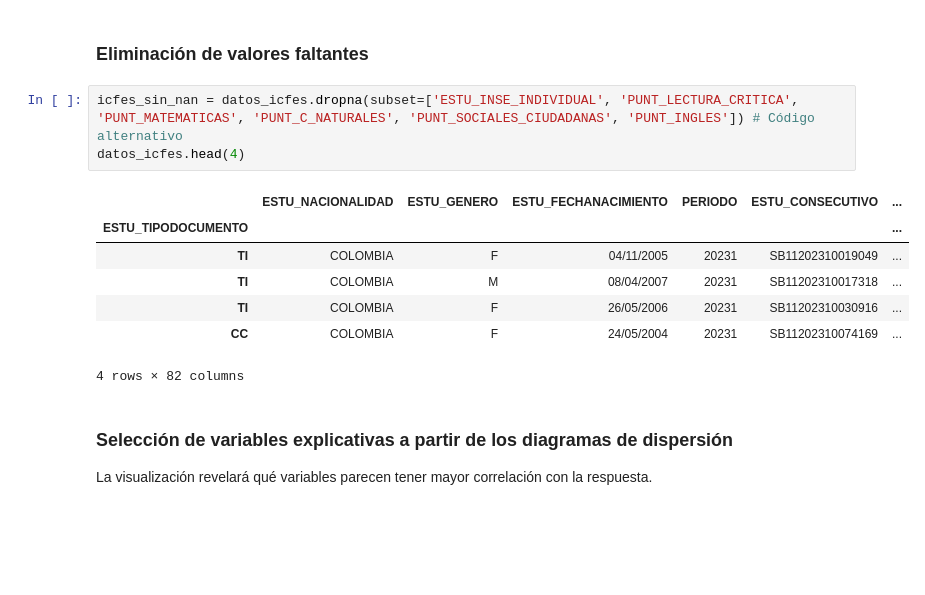
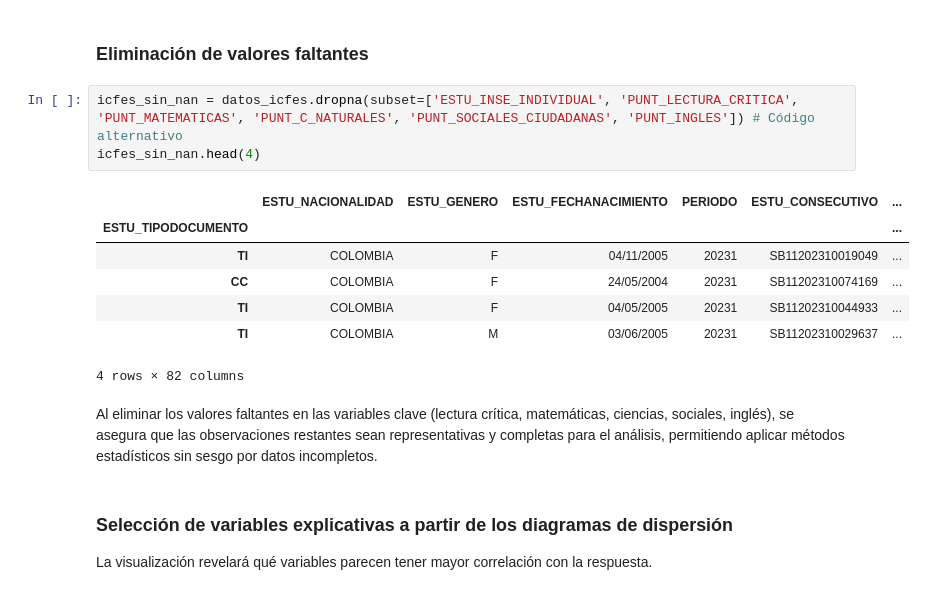
Before and after one commit to Daniedmath1405/Estad-stica-I-UIS, a Jupyter notebook: Parte_practica_parcial_1_estadistica2.ipynb, the cells around one changed output. Saved outputs shown, nothing was run; the diff lists cells and outputs as text; blank space fills up the shorter version.

```diff
--- a/Parte_practica_parcial_1_estadistica2.ipynb
+++ b/Parte_practica_parcial_1_estadistica2.ipynb
@@ -39,15 +39,17 @@ datos_icfes.head(4)
 ### Eliminación de valores faltantes
 # %%
 icfes_sin_nan = datos_icfes.dropna(subset=['ESTU_INSE_INDIVIDUAL', 'PUNT_LECTURA_CRITICA', 'PUNT_MATEMATICAS', 'PUNT_C_NATURALES', 'PUNT_SOCIALES_CIUDADANAS', 'PUNT_INGLES']) # Código alternativo
-datos_icfes.head(4)
+icfes_sin_nan.head(4)
 # %% [output]
 |  | ESTU_NACIONALIDAD | ESTU_GENERO | ESTU_FECHANACIMIENTO | PERIODO | ESTU_CONSECUTIVO | ... |
 | ESTU_TIPODOCUMENTO |  |  |  |  |  | ... |
 | TI | COLOMBIA | F | 04/11/2005 | 20231 | SB11202310019049 | ... |
-| TI | COLOMBIA | M | 08/04/2007 | 20231 | SB11202310017318 | ... |
-| TI | COLOMBIA | F | 26/05/2006 | 20231 | SB11202310030916 | ... |
 | CC | COLOMBIA | F | 24/05/2004 | 20231 | SB11202310074169 | ... |
+| TI | COLOMBIA | F | 04/05/2005 | 20231 | SB11202310044933 | ... |
+| TI | COLOMBIA | M | 03/06/2005 | 20231 | SB11202310029637 | ... |
 4 rows × 82 columns
+# %% [markdown]
+Al eliminar los valores faltantes en las variables clave (lectura crítica, matemáticas, ciencias, sociales, inglés), se asegura que las observaciones restantes sean representativas y completas para el análisis, permitiendo aplicar métodos estadísticos sin sesgo por datos incompletos.
 # %% [markdown]
 ### Selección de variables explicativas a partir de los diagramas de dispersión
 
```
Also changed, not shown: parts of 2 cells of this notebook.
